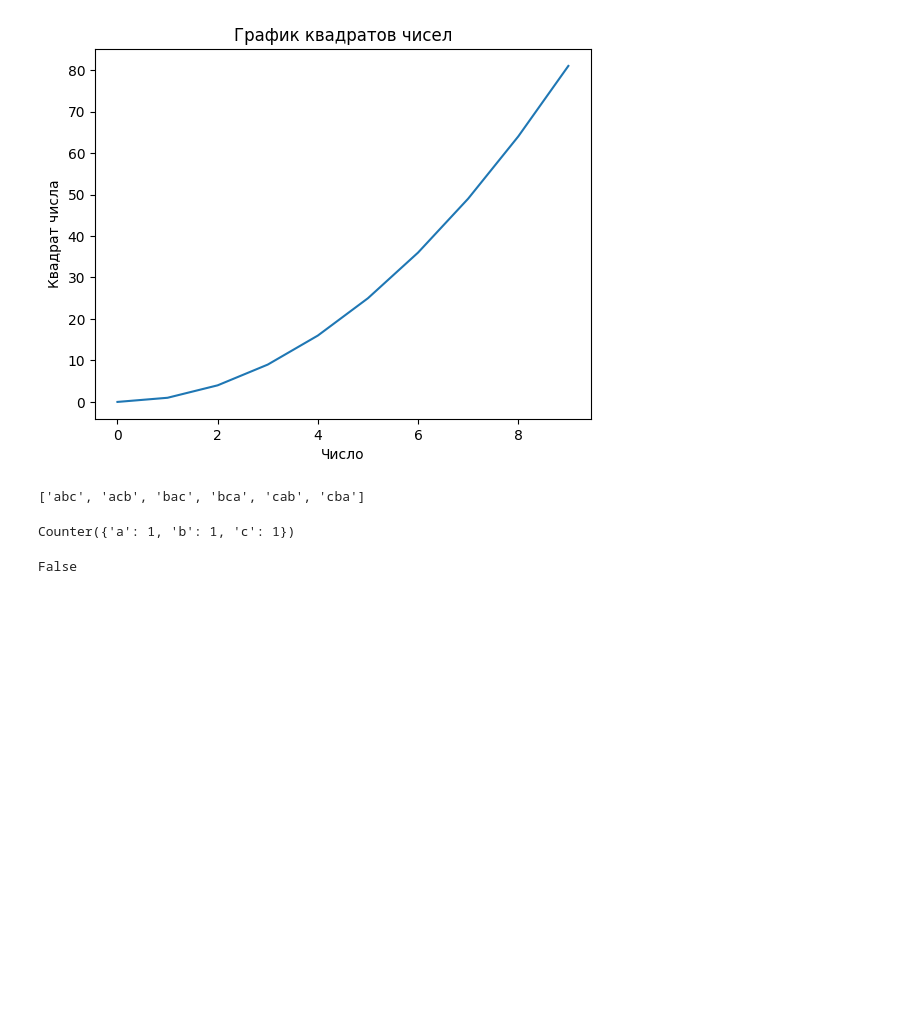
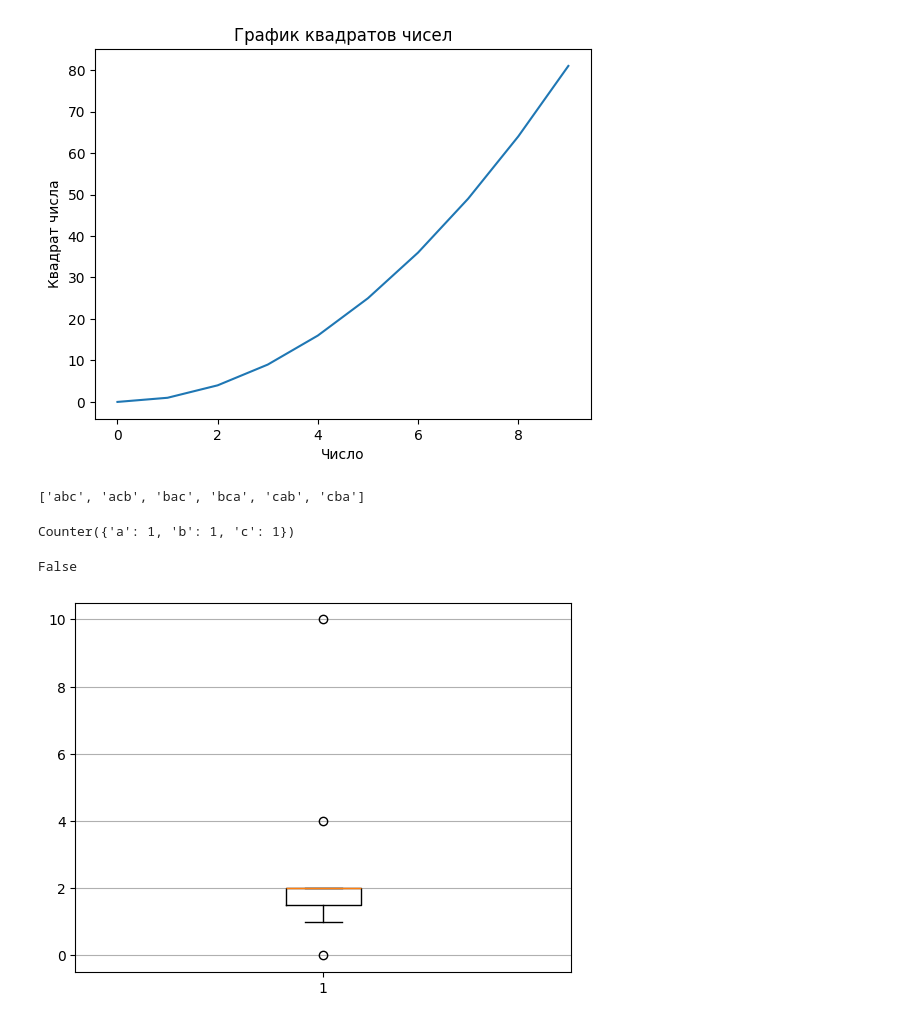
Before and after one commit to archimage-wiz/DS_ModelsParametersModule1, a Jupyter notebook: 07VariablesWorks/test.ipynb, the cells around one changed output. Saved outputs shown, nothing was run; the diff lists cells and outputs as text; code cells hidden in the pictures; blank space fills up the shorter version.

```diff
--- a/07VariablesWorks/test.ipynb
+++ b/07VariablesWorks/test.ipynb
@@ -121,3 +121,11 @@ s2 = "lecaxbee"
 func(s, s2)
 # %% [output]
 False
+# %%
+x = [1, 2, 2, 4, 2, 10, 2, 0, 1, 2, 2]
+
+plt.boxplot(x)
+plt.grid(True, which='both', axis='y')
+plt.show()
+# %% [output]
+[figure, added]
```
Also changed, not shown: 6 other files.
